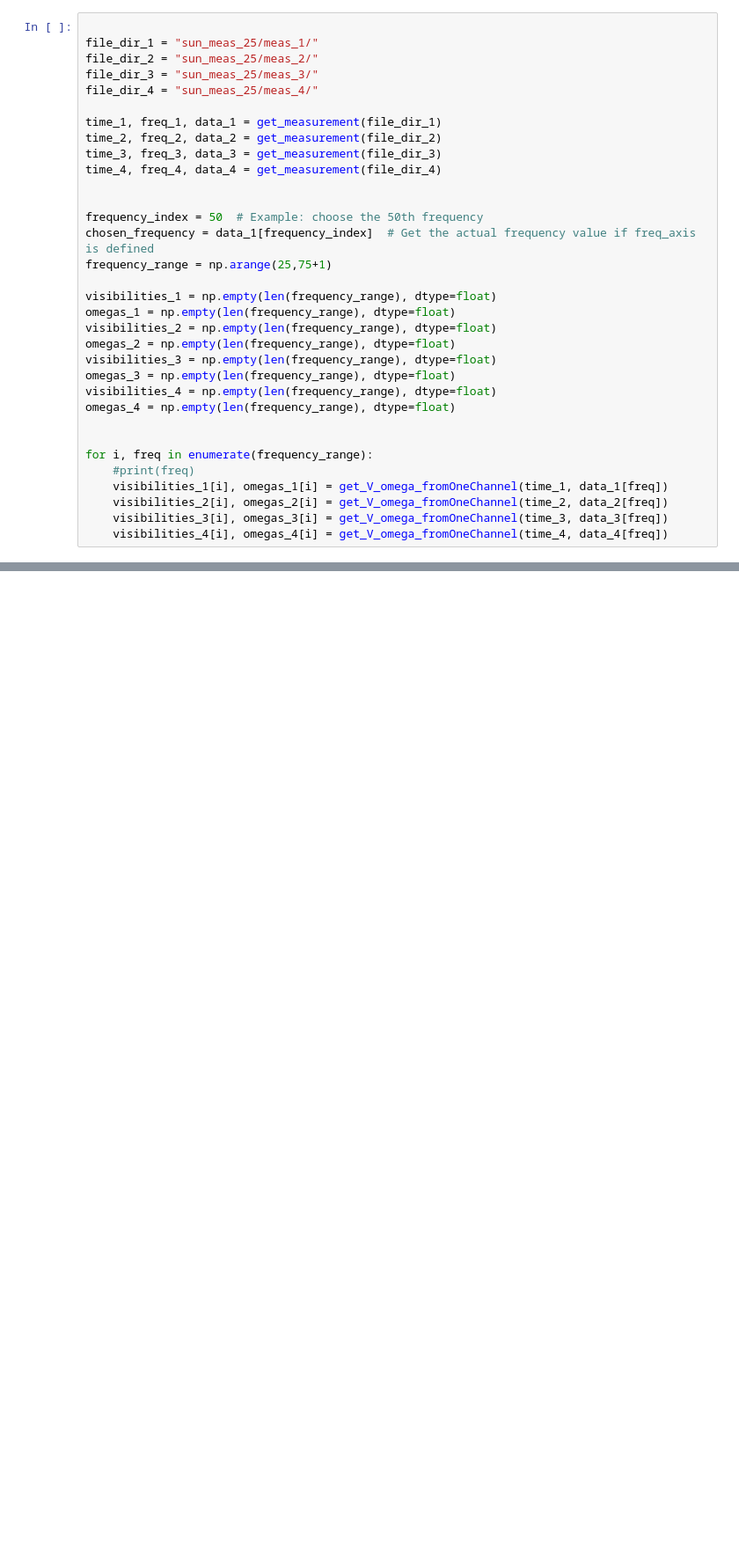
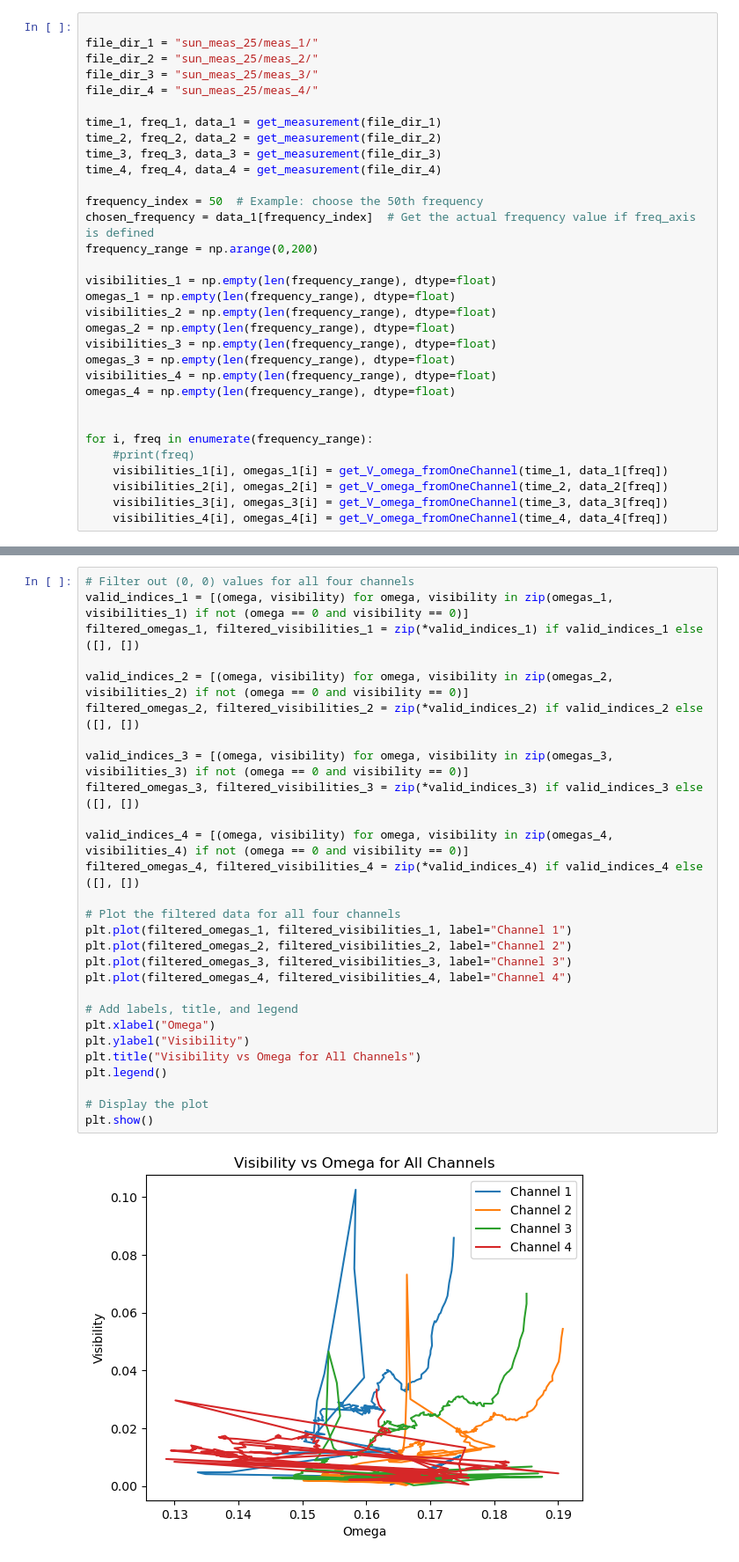
Before and after one commit to muellvin/radio-interferometry, a Jupyter notebook: data_analysis_fit.ipynb, the cells around one changed output, grey strips where cells are left out. Shown: that part at 88% size. Saved outputs shown, nothing was run; the diff lists cells and outputs as text; blank space fills up the shorter version.

```diff
--- a/data_analysis_fit.ipynb
+++ b/data_analysis_fit.ipynb
@@ -139,10 +140,9 @@ time_2, freq_2, data_2 = get_measurement(file_dir_2)
 time_3, freq_3, data_3 = get_measurement(file_dir_3)
 time_4, freq_4, data_4 = get_measurement(file_dir_4)
 
-
 frequency_index = 50  # Example: choose the 50th frequency
 chosen_frequency = data_1[frequency_index]  # Get the actual frequency value if freq_axis is defined
-frequency_range = np.arange(25,75+1)
+frequency_range = np.arange(0,200)
 
 visibilities_1 = np.empty(len(frequency_range), dtype=float)
 omegas_1 = np.empty(len(frequency_range), dtype=float)
@@ -167,0 +186,30 @@ plt.plot(omega_2)
+# %%
+# Filter out (0, 0) values for all four channels
+valid_indices_1 = [(omega, visibility) for omega, visibility in zip(omegas_1, visibilities_1) if not (omega == 0 and visibility == 0)]
+filtered_omegas_1, filtered_visibilities_1 = zip(*valid_indices_1) if valid_indices_1 else ([], [])
+
+valid_indices_2 = [(omega, visibility) for omega, visibility in zip(omegas_2, visibilities_2) if not (omega == 0 and visibility == 0)]
+filtered_omegas_2, filtered_visibilities_2 = zip(*valid_indices_2) if valid_indices_2 else ([], [])
+
+valid_indices_3 = [(omega, visibility) for omega, visibility in zip(omegas_3, visibilities_3) if not (omega == 0 and visibility == 0)]
+filtered_omegas_3, filtered_visibilities_3 = zip(*valid_indices_3) if valid_indices_3 else ([], [])
+
+valid_indices_4 = [(omega, visibility) for omega, visibility in zip(omegas_4, visibilities_4) if not (omega == 0 and visibility == 0)]
+filtered_omegas_4, filtered_visibilities_4 = zip(*valid_indices_4) if valid_indices_4 else ([], [])
+
+# Plot the filtered data for all four channels
+plt.plot(filtered_omegas_1, filtered_visibilities_1, label="Channel 1")
+plt.plot(filtered_omegas_2, filtered_visibilities_2, label="Channel 2")
+plt.plot(filtered_omegas_3, filtered_visibilities_3, label="Channel 3")
+plt.plot(filtered_omegas_4, filtered_visibilities_4, label="Channel 4")
+
+# Add labels, title, and legend
+plt.xlabel("Omega")
+plt.ylabel("Visibility")
+plt.title("Visibility vs Omega for All Channels")
+plt.legend()
+
+# Display the plot
+plt.show()
+# %% [output]
+[figure, added]
```
Also changed, not shown: parts of 3 cells of this notebook.
